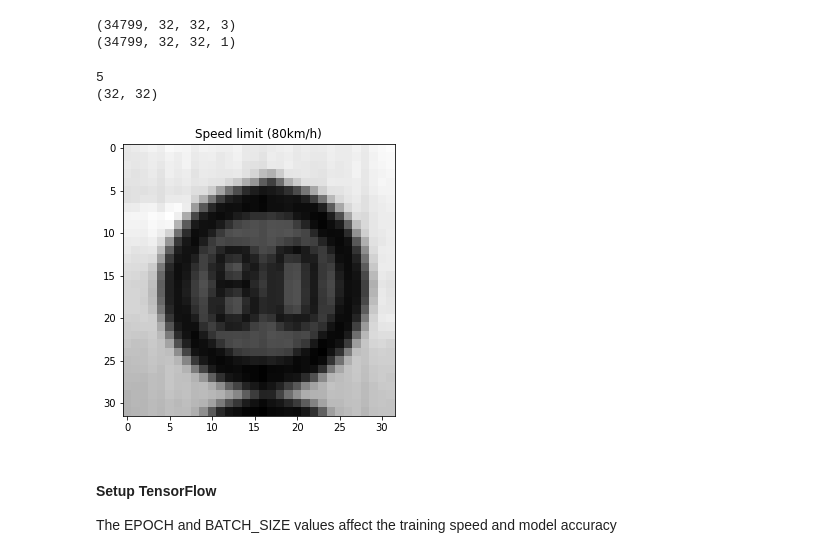
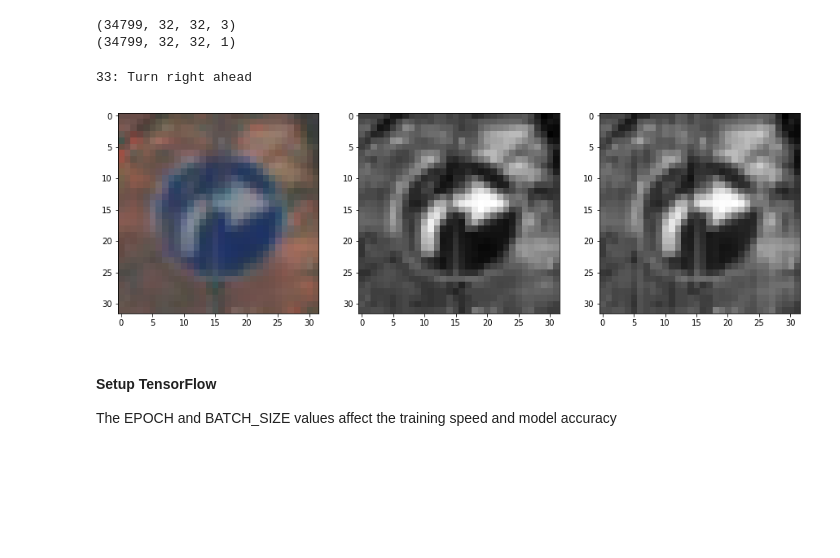
Before and after one commit to damdemir/CarND-Traffic-Sign-Classifier-Project, a Jupyter notebook: Traffic_Sign_Classifier.ipynb, the cells around one changed output. Cells and saved outputs as stored; diff of their text form; code cells hidden in the pictures; blank space fills up the shorter version.

```diff
--- a/Traffic_Sign_Classifier.ipynb
+++ b/Traffic_Sign_Classifier.ipynb
@@ -209,31 +234,44 @@ from sklearn.utils import shuffle
 X_train, y_train = shuffle(X_train, y_train)
 
 print(X_train.shape)
-X_train = preprocess(X_train)
-X_valid = preprocess(X_valid)
-X_test = preprocess(X_test)
+X_train_ed = preprocess(X_train)
+X_valid_ed = preprocess(X_valid)
+X_test_ed = preprocess(X_test)
 
-X_train = np.expand_dims(X_train, axis=0)
-X_train = X_train.squeeze()
-X_train = np.expand_dims(X_train, axis=3)
-print(X_train.shape)
+X_train_ed = np.expand_dims(X_train_ed, axis=0)
+X_train_ed = X_train_ed.squeeze()
+X_train_ed = np.expand_dims(X_train_ed, axis=3)
+print(X_train_ed.shape)
 # %% [output]
 (34799, 32, 32, 3)
 (34799, 32, 32, 1)
 # %%
 
-index = random.randint(0,len(X_train))
+#index = random.randint(0,len(X_train))
 image = X_train[index].squeeze()
+image_gray = grayscale(image).squeeze()
+image1 = X_train_ed[index].squeeze()
+#print(image.shape)
+fig, axs = plt.subplots(1,3,figsize=(15, 6))
+axs[0].imshow(image, cmap="gray")
+axs[1].imshow(image_gray, cmap="gray")
+axs[2].imshow(image1, cmap='gray')
+#plt.title("{}: {}".format(y_train[index],signnames[y_train[index]]))
+print("{}: {}".format(y_train[index],signnames[y_train[index]]))
 
-plt.figure(figsize=(5,5))
-plt.imshow(image, cmap="gray")
-plt.title(signnames[y_train[index]])
-print(y_train[index])
-print(image.shape)
+
+#plt.figure(figsize=(5,5))
+#plt.imshow(image, cmap="gray")
+#plt.title(signnames[y_train[index]])
+#print(y_train[index])
+#print(image.shape)
+
+X_train = X_train_ed
+X_valid = X_valid_ed
+X_test = X_test_ed
 # %% [output]
-5
-(32, 32)
+33: Turn right ahead
-[figure, old version]
+[figure, new version]
 # %% [markdown]
 #### Setup TensorFlow
 The EPOCH and BATCH_SIZE values affect the training speed and model accuracy
```
Also changed, not shown: parts of 10 cells of this notebook, 5 other files.
